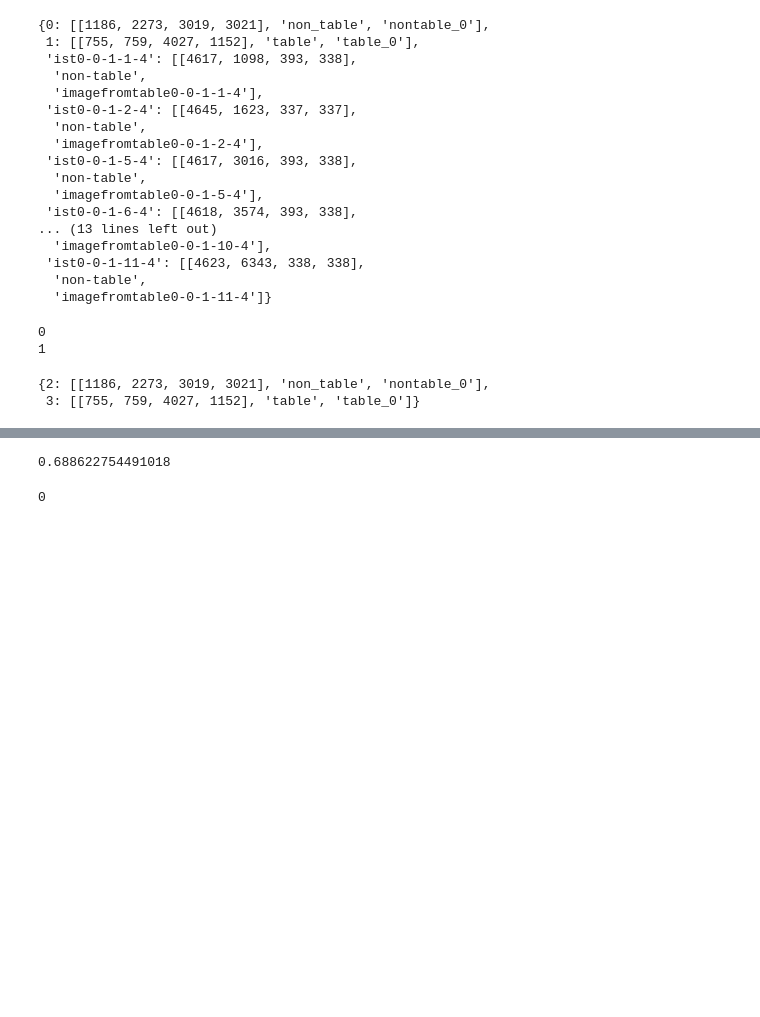
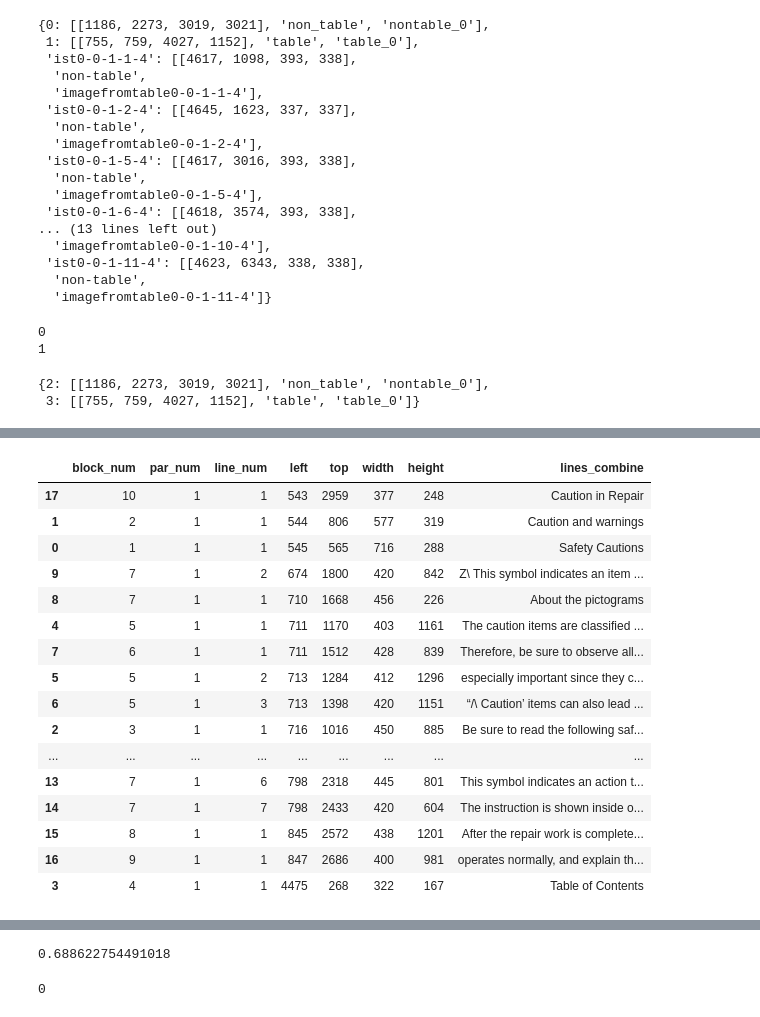
Before and after one commit to andreypurwanto/infext, a Jupyter notebook: Untitled.ipynb, the cells around one changed output, grey strips where cells are left out. Saved outputs shown, nothing was run; the diff lists cells and outputs as text; code cells hidden in the pictures; blank space fills up the shorter version.

Commit message:
tidy up code add comment, robust line_detection

```diff
--- a/Untitled.ipynb
+++ b/Untitled.ipynb
@@ -2245,7 +2241,7 @@ def return_text_non_table2(img_ori, img_gray, height_, width_, table_, nontable_
         df_combined_final = pd.concat(list_df_text_grouped)
     else:
         df_combined_final = pd.DataFrame(columns = ['left','top','width','height','lines_combine','detected_as','group'])
-    return(df_combined_sentences_bb, list_df_text_grouped, df_combined_final,count_)
+    return(df_combined_sentences_bb, list_df_text_grouped, df_combined_final,count_,debug_dataframe)
 
 pytesseract.pytesseract.tesseract_cmd = 'C:\\Program Files\\Tesseract-OCR\\tesseract.exe'
 #Converting it in a excel-file
@@ -2284,5 +2280,5 @@ for i in range(1):
 
     table =  [[540, 3118, 4594, 3491]]
     nontable =  []
-    df_combined_sentences_bb, list_df_text_grouped, df_combined_final,count_ = return_text_non_table2(img_ori, img_gray, height_, width_, table, nontable)
+    df_combined_sentences_bb, list_df_text_grouped, df_combined_final,count_,debug_dataframe = return_text_non_table2(img_ori, img_gray, height_, width_, table, nontable)
 # %% [output]
@@ -2290,0 +2303,27 @@ page 4
+# %%
+def combine_lines_and_bb(x):
+        return pd.Series(dict(left=x['left'].min(), top=x['top'].min(), width=x['width'].max(), height=x['height'].sum(), lines_combine="%s" % ' '.join(x['text'])))
+# %%
+test = debug_dataframe.groupby(by = ["block_num","par_num",'line_num']).apply(combine_lines_and_bb)
+test = test.reset_index()
+test = test.sort_values(by=['left'])
+# %%
+test
+# %% [output]
+|  | block_num | par_num | line_num | left | top | width | height | lines_combine |
+| 17 | 10 | 1 | 1 | 543 | 2959 | 377 | 248 | Caution in Repair |
+| 1 | 2 | 1 | 1 | 544 | 806 | 577 | 319 | Caution and warnings |
+| 0 | 1 | 1 | 1 | 545 | 565 | 716 | 288 | Safety Cautions |
+| 9 | 7 | 1 | 2 | 674 | 1800 | 420 | 842 | Z\ This symbol indicates an item ... |
+| 8 | 7 | 1 | 1 | 710 | 1668 | 456 | 226 | About the pictograms |
+| 4 | 5 | 1 | 1 | 711 | 1170 | 403 | 1161 | The caution items are classified ... |
+| 7 | 6 | 1 | 1 | 711 | 1512 | 428 | 839 | Therefore, be sure to observe all... |
+| 5 | 5 | 1 | 2 | 713 | 1284 | 412 | 1296 | especially important since they c... |
+| 6 | 5 | 1 | 3 | 713 | 1398 | 420 | 1151 | “/\ Caution’ items can also lead ... |
+| 2 | 3 | 1 | 1 | 716 | 1016 | 450 | 885 | Be sure to read the following saf... |
+| ... | ... | ... | ... | ... | ... | ... | ... | ... |
+| 13 | 7 | 1 | 6 | 798 | 2318 | 445 | 801 | This symbol indicates an action t... |
+| 14 | 7 | 1 | 7 | 798 | 2433 | 420 | 604 | The instruction is shown inside o... |
+| 15 | 8 | 1 | 1 | 845 | 2572 | 438 | 1201 | After the repair work is complete... |
+| 16 | 9 | 1 | 1 | 847 | 2686 | 400 | 981 | operates normally, and explain th... |
+| 3 | 4 | 1 | 1 | 4475 | 268 | 322 | 167 | Table of Contents |
```
Also changed, not shown: parts of 25 cells of this notebook, 10 other files.
